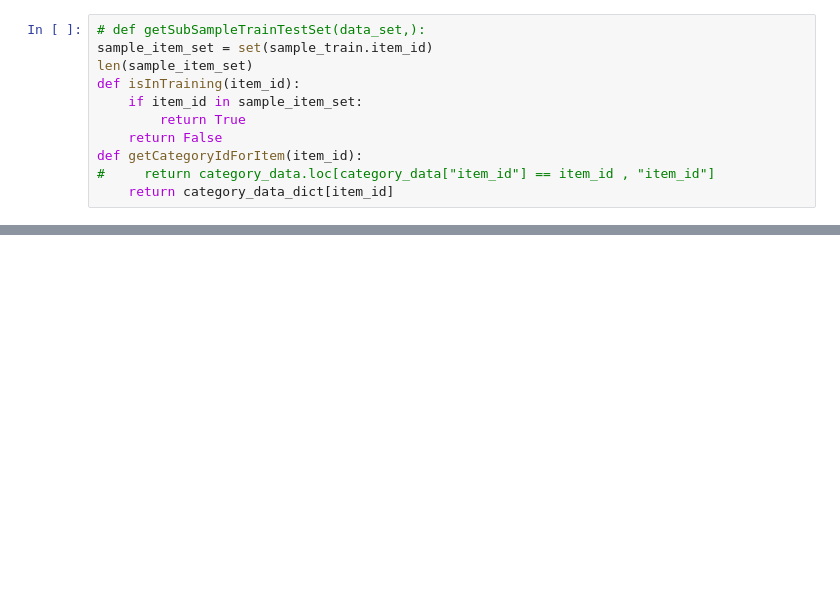
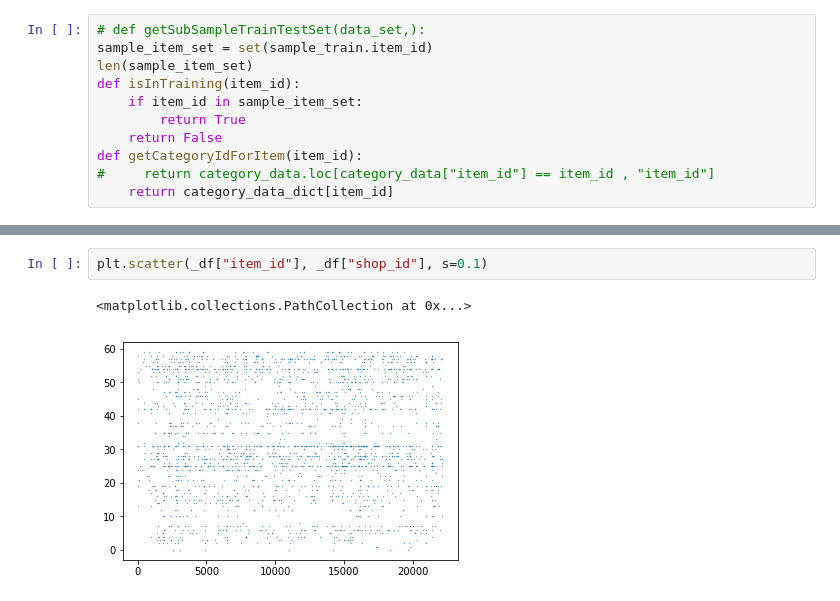
Before and after one commit to pFiT2700/sale_prediction, a Jupyter notebook: solution_sales.ipynb, the cells around one changed output, grey strips where cells are left out. Cells and saved outputs as stored; diff of their text form; blank space fills up the shorter version.

```diff
--- a/solution_sales.ipynb
+++ b/solution_sales.ipynb
@@ -28,0 +79,5 @@ print(getCategoryIdForItem(1723))
+# %%
+plt.scatter(_df["item_id"], _df["shop_id"], s=0.1)
+# %% [output]
+<matplotlib.collections.PathCollection at 0x...>
+[figure, added]
```
Also changed, not shown: parts of 25 cells of this notebook.
